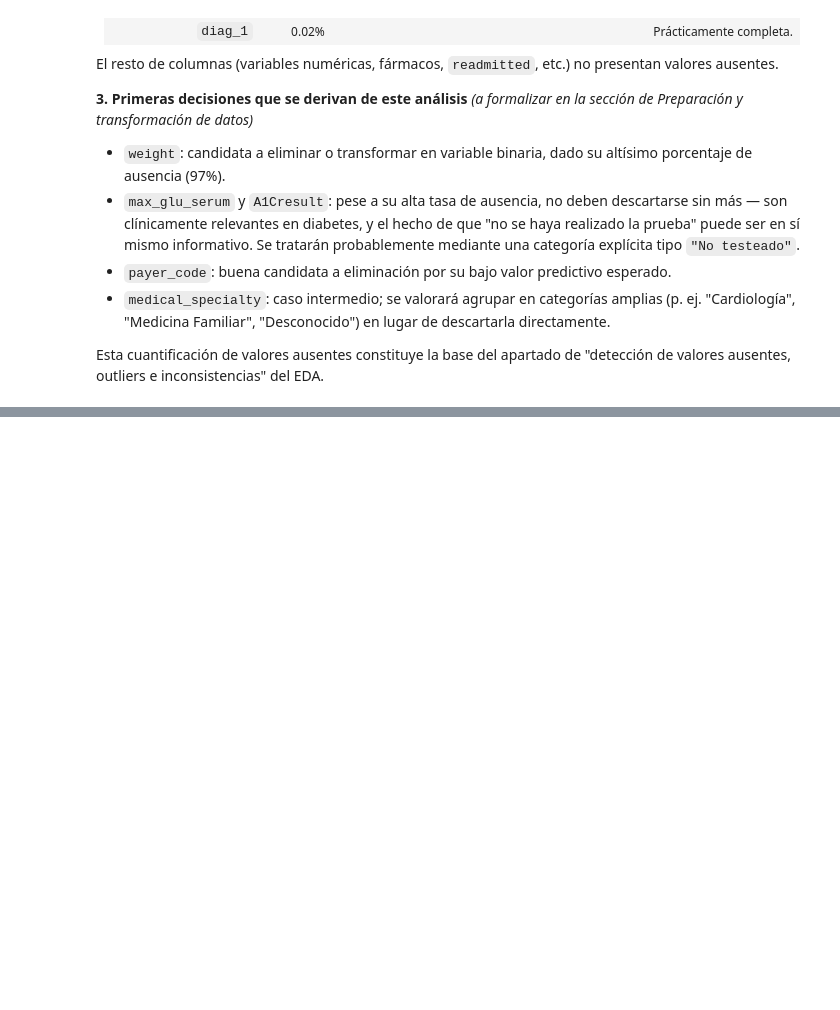
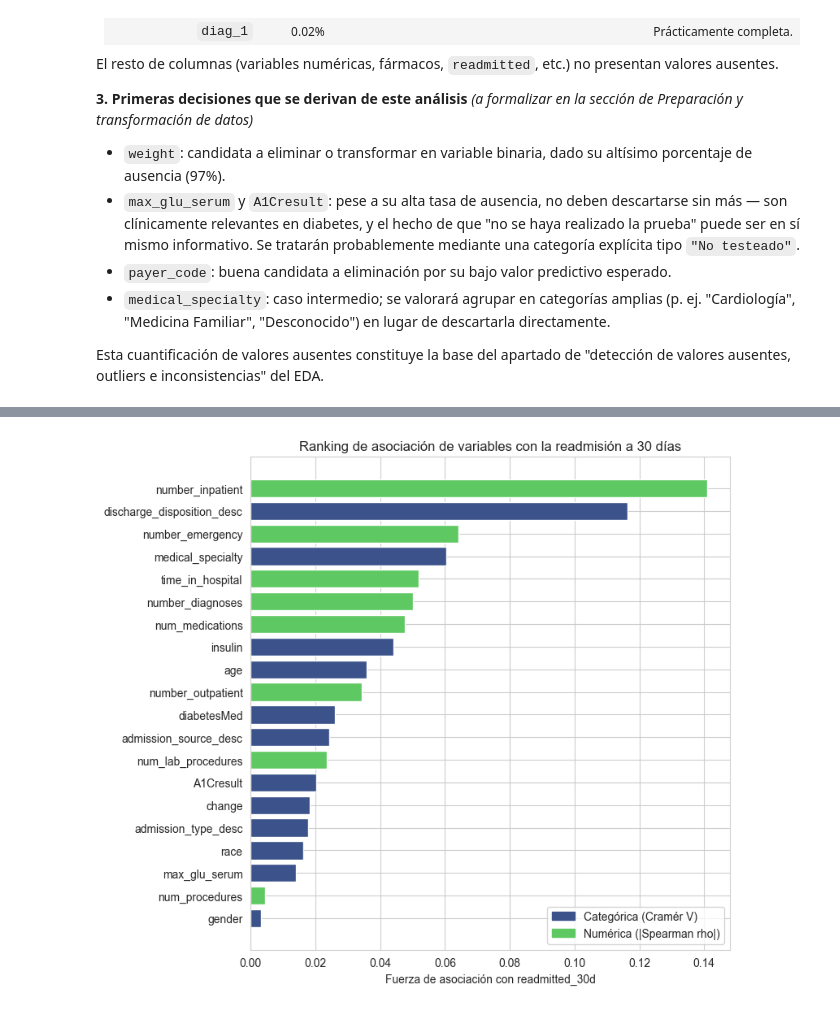
Before and after one commit to lballinamunoz/tfm-readmision-diabetes, a Jupyter notebook: notebooks/analisis_diabetes.ipynb, the cells around one changed output, grey strips where cells are left out. Cells and saved outputs as stored; diff of their text form; code cells hidden in the pictures; blank space fills up the shorter version.

```diff
--- a/notebooks/analisis_diabetes.ipynb
+++ b/notebooks/analisis_diabetes.ipynb
@@ -127,0 +496,34 @@ Esta cuantificación de valores ausentes constituye la base del apartado de "det
+# %%
+from matplotlib.patches import Patch
+
+
+sns.set_style('whitegrid')
+
+# Unimos las dos medidas (Cramér V y |Spearman|) en una sola tabla para poder graficarlas juntas
+results = []
+for c in cat_vars:
+    v, p = cramers_v(df_clean[c], df_clean['readmitted_30d'])
+    results.append({'variable': c, 'valor': v, 'tipo': 'Categórica (Cramér V)'})
+
+for c in num_vars:
+    rho, p = spearmanr(df_clean[c], df_clean['readmitted_30d'])
+    results.append({'variable': c, 'valor': abs(rho), 'tipo': 'Numérica (|Spearman|)'})
+
+res_df = pd.DataFrame(results).sort_values('valor', ascending=True)
+
+plt.figure(figsize=(8, 7))
+colors = res_df['tipo'].map({
+    'Categórica (Cramér V)': '#3b528b',
+    'Numérica (|Spearman|)': '#5ec962'
+})
+plt.barh(res_df['variable'], res_df['valor'], color=colors)
+plt.xlabel('Fuerza de asociación con readmitted_30d')
+plt.title('Ranking de asociación de variables con la readmisión a 30 días')
+plt.legend(handles=[
+    Patch(color='#3b528b', label='Categórica (Cramér V)'),
+    Patch(color='#5ec962', label='Numérica (|Spearman rho|)')
+], loc='lower right')
+plt.tight_layout()
+plt.show()
+# %% [output]
+[figure, added]
```
Also changed, not shown: parts of 34 cells of this notebook, 5 other files.
